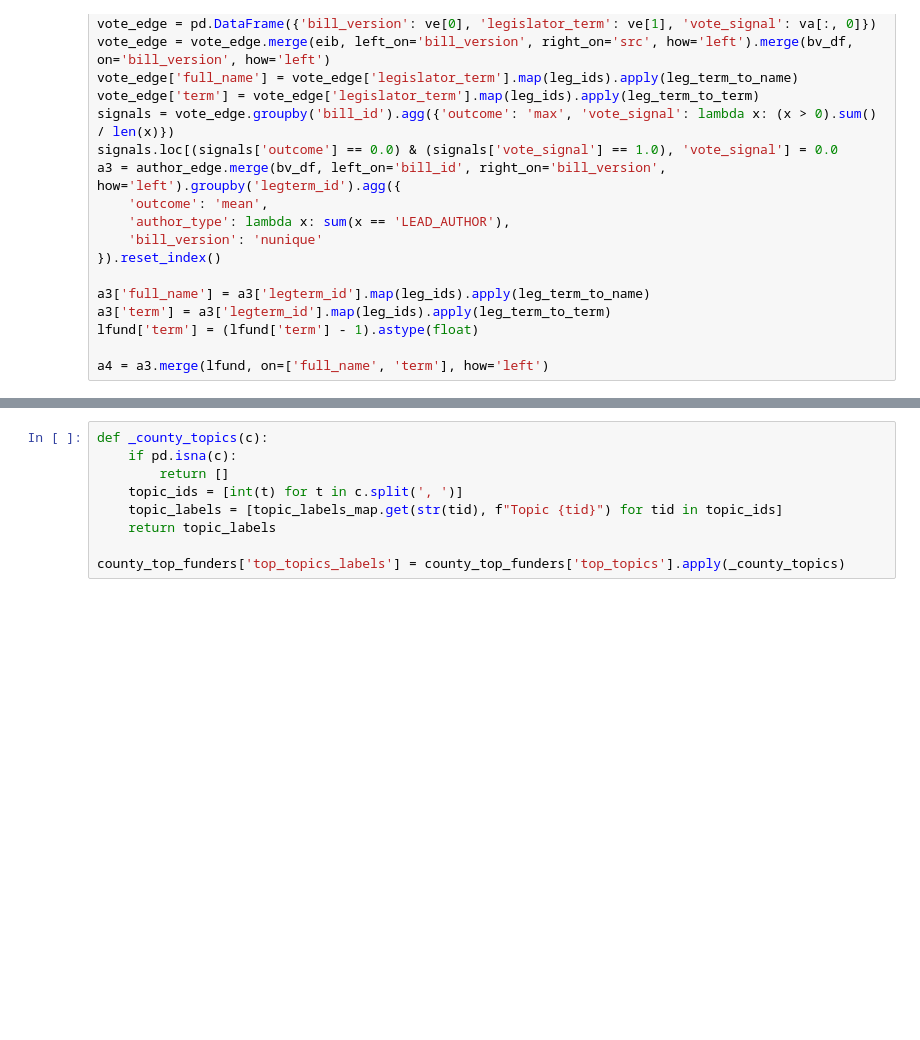
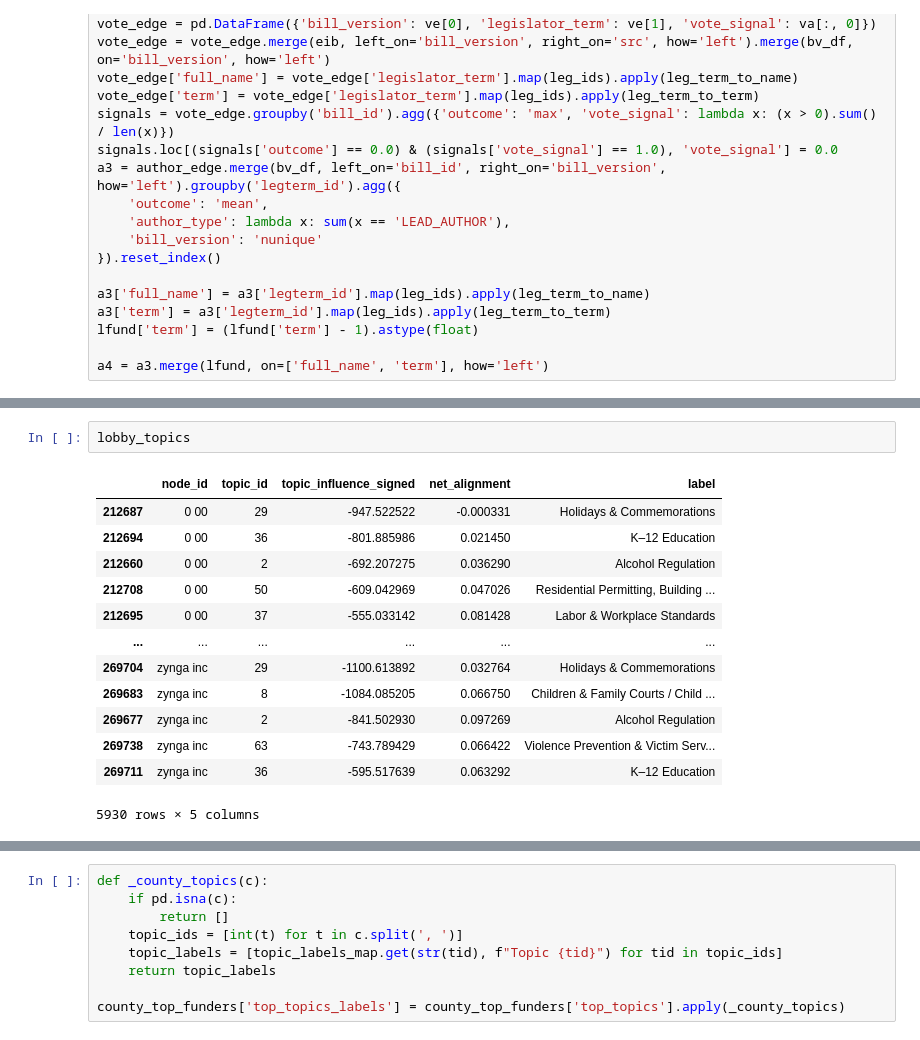
Before and after one commit to emeliasprott/Capstone, a Jupyter notebook: comps.ipynb, the cells around one changed output, grey strips where cells are left out. Saved outputs shown, nothing was run; the diff lists cells and outputs as text; blank space fills up the shorter version.

```diff
--- a/comps.ipynb
+++ b/comps.ipynb
@@ -1133 +1048,17 @@ county_top_funders = county_funders[county_funders['rank_in_county'] <= 15].rese
+# %%
+lobby_topics
+# %% [output]
+|  | node_id | topic_id | topic_influence_signed | net_alignment | label |
+| 212687 | 0 00 | 29 | -947.522522 | -0.000331 | Holidays & Commemorations |
+| 212694 | 0 00 | 36 | -801.885986 | 0.021450 | K–12 Education |
+| 212660 | 0 00 | 2 | -692.207275 | 0.036290 | Alcohol Regulation |
+| 212708 | 0 00 | 50 | -609.042969 | 0.047026 | Residential Permitting, Building ... |
+| 212695 | 0 00 | 37 | -555.033142 | 0.081428 | Labor & Workplace Standards |
+| ... | ... | ... | ... | ... | ... |
+| 269704 | zynga inc | 29 | -1100.613892 | 0.032764 | Holidays & Commemorations |
+| 269683 | zynga inc | 8 | -1084.085205 | 0.066750 | Children & Family Courts / Child ... |
+| 269677 | zynga inc | 2 | -841.502930 | 0.097269 | Alcohol Regulation |
+| 269738 | zynga inc | 63 | -743.789429 | 0.066422 | Violence Prevention & Victim Serv... |
+| 269711 | zynga inc | 36 | -595.517639 | 0.063292 | K–12 Education |
+5930 rows × 5 columns
 # %%
```
Also changed, not shown: parts of 59 cells of this notebook, 1 other file.
